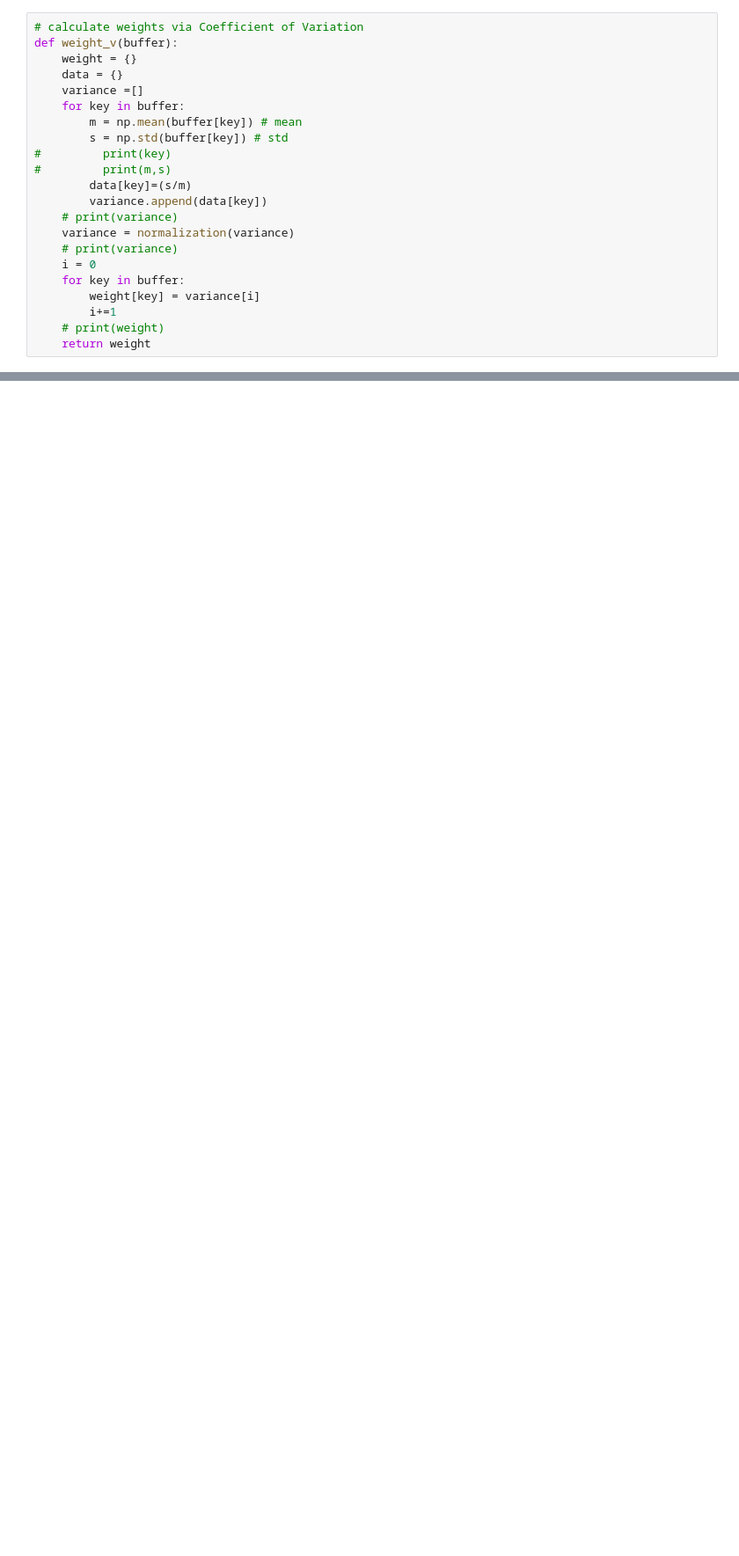
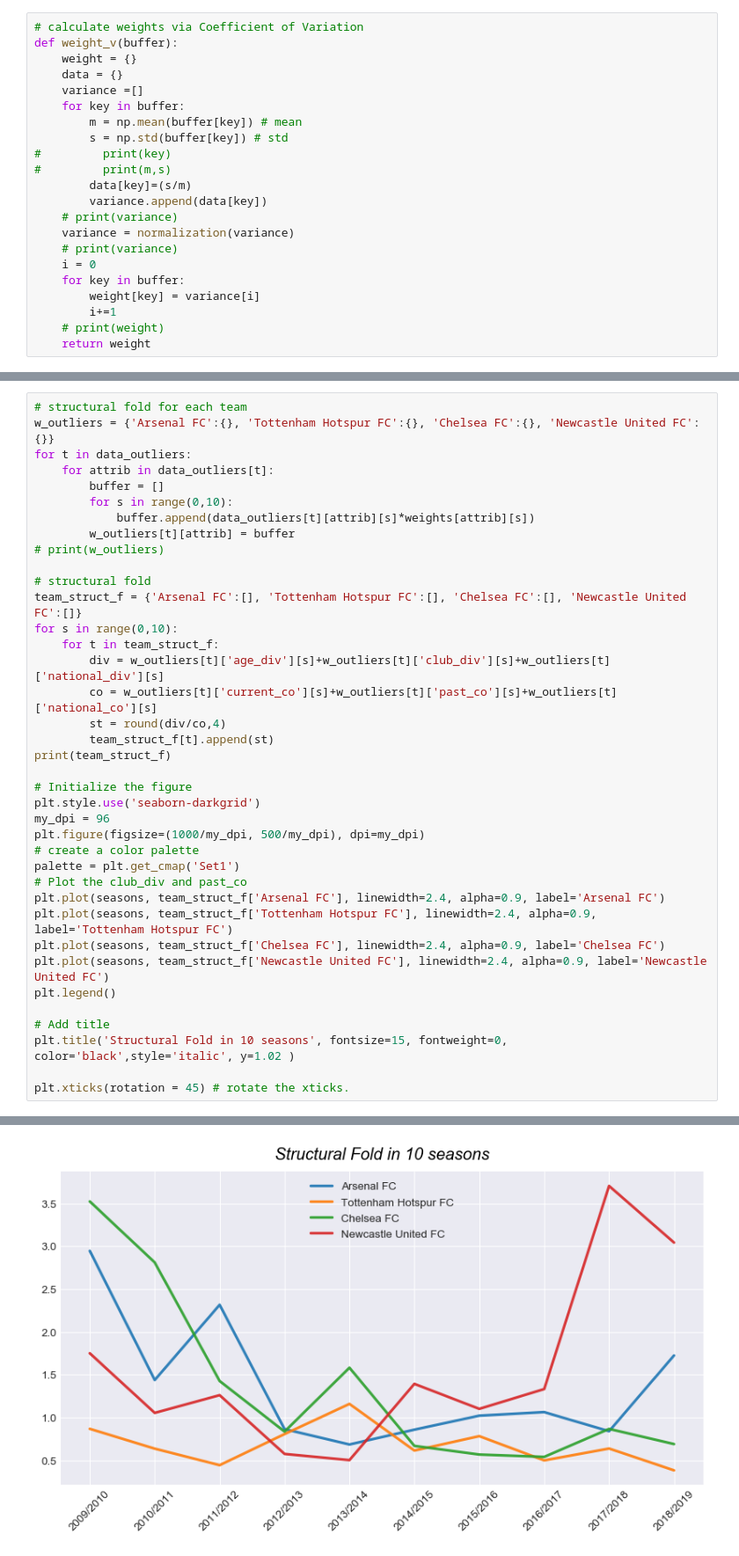
Before and after one commit to ZhangZeyu-UoE/DI-Sport-Analysis, a Jupyter notebook: Data_Process/Diversity_Study.ipynb, the cells around one changed output, grey strips where cells are left out. Shown at 88% size. Saved outputs shown, nothing was run; the diff lists cells and outputs as text; blank space fills up the shorter version.

Commit message:
Calculate the structural fold in 10 seasons for four outliers.

```diff
--- a/Data_Process/Diversity_Study.ipynb
+++ b/Data_Process/Diversity_Study.ipynb
@@ -971,0 +969,39 @@ NameError: name 'data' is not defined
+# %%
+# structural fold for each team
+w_outliers = {'Arsenal FC':{}, 'Tottenham Hotspur FC':{}, 'Chelsea FC':{}, 'Newcastle United FC':{}}
+for t in data_outliers:
+    for attrib in data_outliers[t]:
+        buffer = []
+        for s in range(0,10):
+            buffer.append(data_outliers[t][attrib][s]*weights[attrib][s])
+        w_outliers[t][attrib] = buffer
+# print(w_outliers)
+
+# structural fold
+team_struct_f = {'Arsenal FC':[], 'Tottenham Hotspur FC':[], 'Chelsea FC':[], 'Newcastle United FC':[]}
+for s in range(0,10):
+    for t in team_struct_f:
+        div = w_outliers[t]['age_div'][s]+w_outliers[t]['club_div'][s]+w_outliers[t]['national_div'][s]
+        co = w_outliers[t]['current_co'][s]+w_outliers[t]['past_co'][s]+w_outliers[t]['national_co'][s]
+        st = round(div/co,4)
+        team_struct_f[t].append(st)
+print(team_struct_f)
+
+# Initialize the figure
+plt.style.use('seaborn-darkgrid')
+my_dpi = 96
+plt.figure(figsize=(1000/my_dpi, 500/my_dpi), dpi=my_dpi)
+# create a color palette
+palette = plt.get_cmap('Set1')
+# Plot the club_div and past_co
+plt.plot(seasons, team_struct_f['Arsenal FC'], linewidth=2.4, alpha=0.9, label='Arsenal FC')
+plt.plot(seasons, team_struct_f['Tottenham Hotspur FC'], linewidth=2.4, alpha=0.9, label='Tottenham Hotspur FC')
+plt.plot(seasons, team_struct_f['Chelsea FC'], linewidth=2.4, alpha=0.9, label='Chelsea FC')
+plt.plot(seasons, team_struct_f['Newcastle United FC'], linewidth=2.4, alpha=0.9, label='Newcastle United FC')
+plt.legend()
+
+# Add title
+plt.title('Structural Fold in 10 seasons', fontsize=15, fontweight=0, color='black',style='italic', y=1.02 )
+
+plt.xticks(rotation = 45) # rotate the xticks.
+# %% [output]
@@ -971,0 +1010 @@ NameError: name 'data' is not defined
+[figure, added]
```
Also changed, not shown: parts of 5 cells of this notebook, 1 other file.
